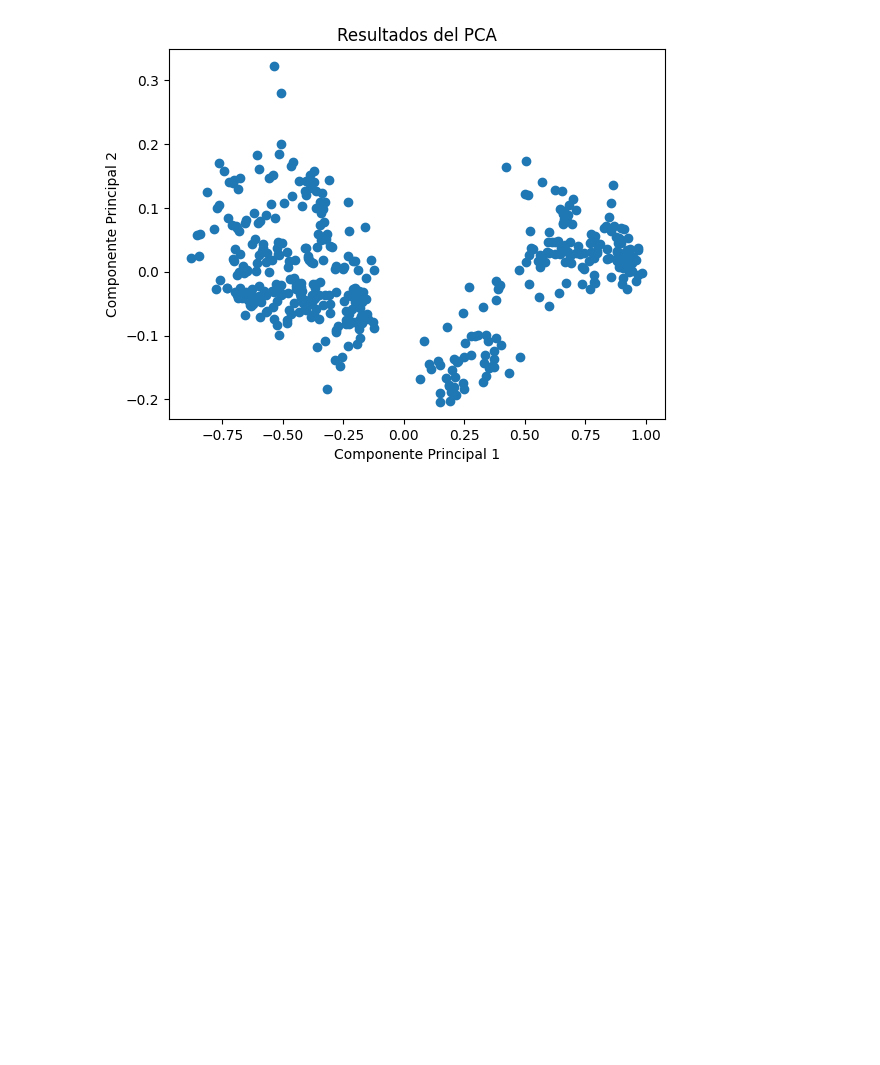
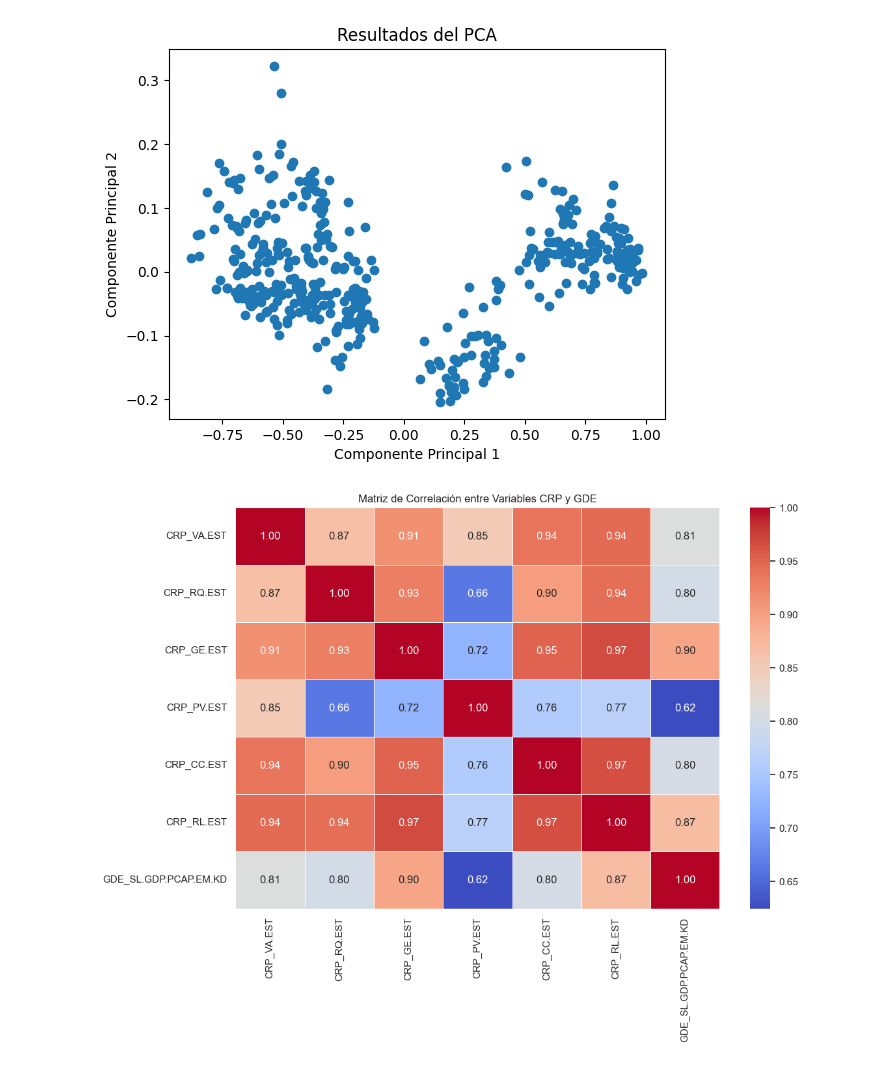
Before and after one commit to derodriguezz/WorldBank-Corruption-Insights, a Jupyter notebook: Procesamiento/worldbank_pipeline.ipynb, the cells around one changed output. Cells and saved outputs as stored; diff of their text form; code cells hidden in the pictures; blank space fills up the shorter version.

```diff
--- a/Procesamiento/worldbank_pipeline.ipynb
+++ b/Procesamiento/worldbank_pipeline.ipynb
@@ -1289,3 +1289,34 @@ plt.ylabel('Componente Principal 2')
 plt.show()
 # %% [output]
 [figure]
+# %%
+import pandas as pd
+import seaborn as sns
+import matplotlib.pyplot as plt
+
+# Cargar el DataFrame desde el archivo Excel
+archivo_excel = r'C:\JHAA\CEPAL_3\WorldBank-Corruption-Insights\Extraccion\structured_data\reduced_df_normalized.xlsx'
+df = pd.read_excel(archivo_excel)
+
+# Seleccionar las columnas que comienzan con "CRP" y "GDE"
+columnas_crp = [col for col in df.columns if col.startswith('CRP')]
+columnas_gde = [col for col in df.columns if col.startswith('GDE')]
+
+# Crear un nuevo DataFrame con las columnas seleccionadas
+df_corr = df[columnas_crp + columnas_gde]
+
+# Calcular la matriz de correlación
+matriz_correlacion = df_corr.corr()
+
+# Configurar el estilo del gráfico
+sns.set(style='white')
+
+# Crear un mapa de calor de la matriz de correlación
+plt.figure(figsize=(12, 8))
+sns.heatmap(matriz_correlacion, annot=True, cmap='coolwarm', fmt='.2f', linewidths=.5)
+
+# Mostrar el gráfico
+plt.title('Matriz de Correlación entre Variables CRP y GDE')
+plt.show()
+# %% [output]
+[figure, added]
```
Also changed, not shown: 1 other file.
